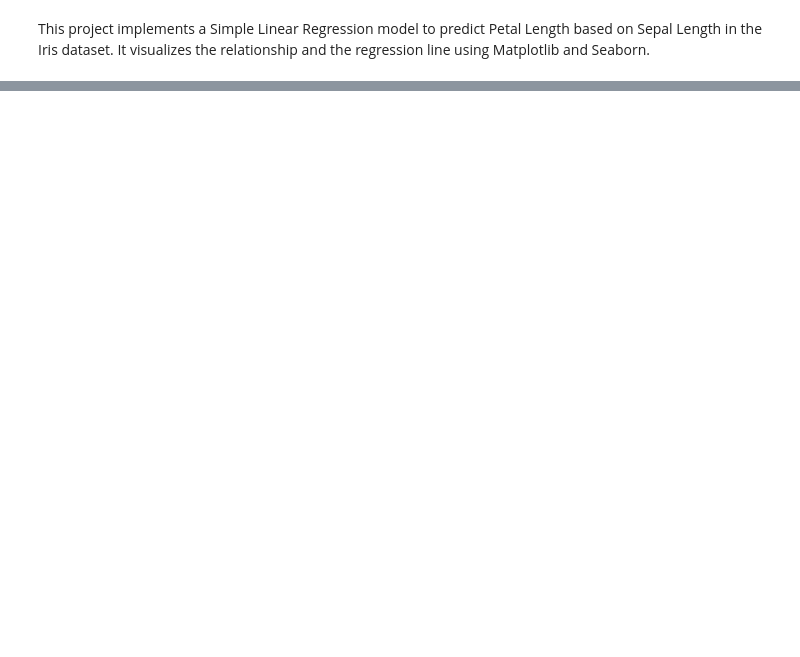
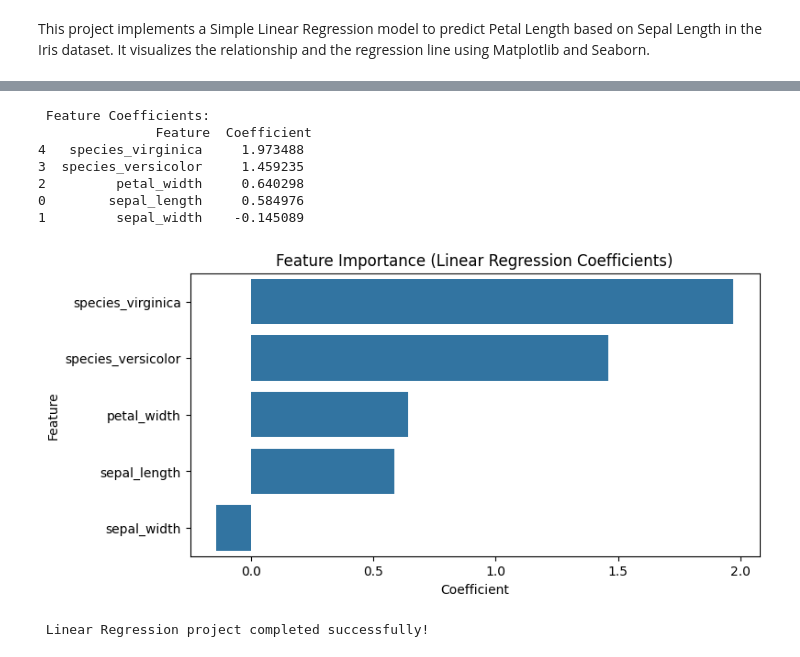
Before and after one commit to SUHANI-21/MachineLearningLab, a Jupyter notebook: LinearReg_Iris.ipynb, the cells around one changed output, grey strips where cells are left out. Saved outputs shown, nothing was run; the diff lists cells and outputs as text; code cells hidden in the pictures; blank space fills up the shorter version.

```diff
--- a/LinearReg_Iris.ipynb
+++ b/LinearReg_Iris.ipynb
@@ -80,0 +133,24 @@ R² Score: 0.760
+# %%
+coeff_df = pd.DataFrame({
+    'Feature': X.columns,
+    'Coefficient': model.coef_
+}).sort_values(by='Coefficient', ascending=False)
+
+print("\n Feature Coefficients:\n", coeff_df)
+
+plt.figure(figsize=(8,4))
+sns.barplot(x='Coefficient', y='Feature', data=coeff_df)
+plt.title("Feature Importance (Linear Regression Coefficients)")
+plt.show()
+
+print("\n Linear Regression project completed successfully!")
+# %% [output]
+ Feature Coefficients:
+               Feature  Coefficient
+4   species_virginica     1.973488
+3  species_versicolor     1.459235
+2         petal_width     0.640298
+0        sepal_length     0.584976
+1         sepal_width    -0.145089
+[figure, added]
+ Linear Regression project completed successfully!
```
Also changed, not shown: parts of 12 cells of this notebook.
